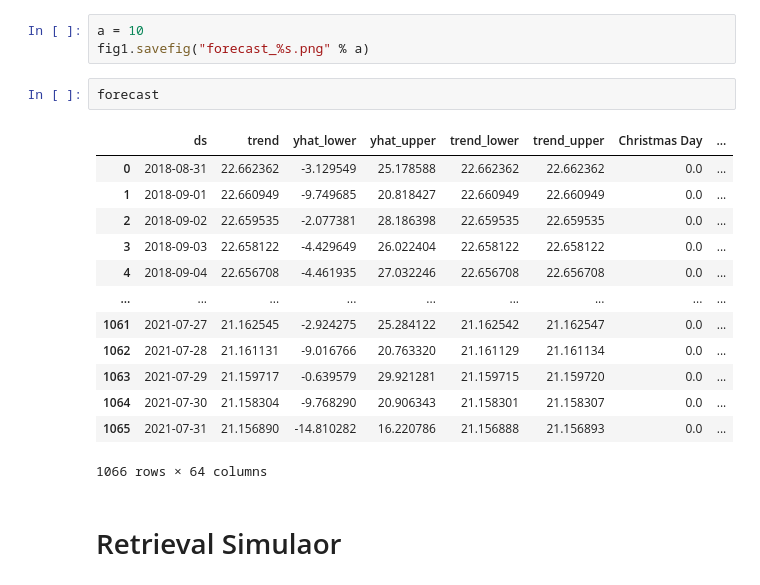
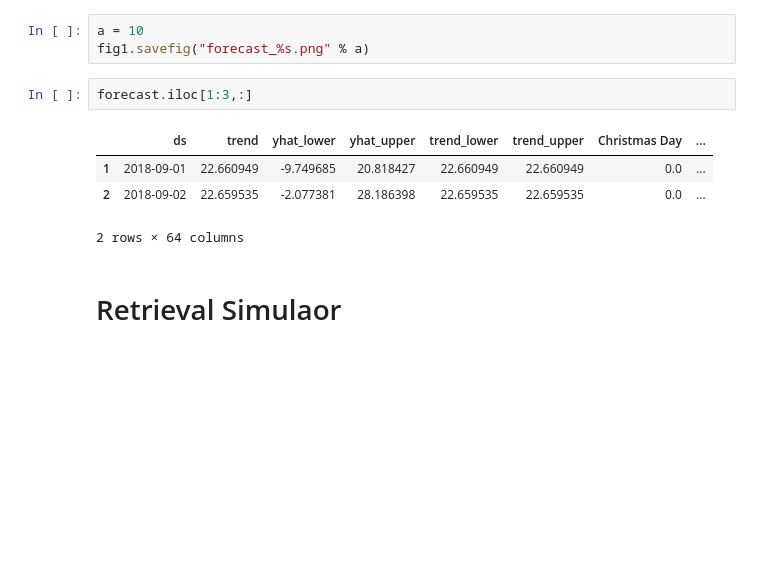
Before and after one commit to KevinLuo41/Layout-Optimizer-ISYE-6202-Project, a Jupyter notebook: Simulator/Simulator.ipynb, the cells around one changed output. Drawn from its saved outputs; the diff is of its cells as text; blank space fills up the shorter version.

```diff
--- a/Simulator/Simulator.ipynb
+++ b/Simulator/Simulator.ipynb
@@ -103,22 +103,13 @@ fig1 = model.plot(forecast)
 # %%
 a = 10
 fig1.savefig("forecast_%s.png" % a)
-# %%
-forecast
-# %% [output]
-|  | ds | trend | yhat_lower | yhat_upper | trend_lower | trend_upper | Christmas Day | ... |
-| 0 | 2018-08-31 | 22.662362 | -3.129549 | 25.178588 | 22.662362 | 22.662362 | 0.0 | ... |
-| 1 | 2018-09-01 | 22.660949 | -9.749685 | 20.818427 | 22.660949 | 22.660949 | 0.0 | ... |
-| 2 | 2018-09-02 | 22.659535 | -2.077381 | 28.186398 | 22.659535 | 22.659535 | 0.0 | ... |
-| 3 | 2018-09-03 | 22.658122 | -4.429649 | 26.022404 | 22.658122 | 22.658122 | 0.0 | ... |
-| 4 | 2018-09-04 | 22.656708 | -4.461935 | 27.032246 | 22.656708 | 22.656708 | 0.0 | ... |
-| ... | ... | ... | ... | ... | ... | ... | ... | ... |
-| 1061 | 2021-07-27 | 21.162545 | -2.924275 | 25.284122 | 21.162542 | 21.162547 | 0.0 | ... |
-| 1062 | 2021-07-28 | 21.161131 | -9.016766 | 20.763320 | 21.161129 | 21.161134 | 0.0 | ... |
-| 1063 | 2021-07-29 | 21.159717 | -0.639579 | 29.921281 | 21.159715 | 21.159720 | 0.0 | ... |
-| 1064 | 2021-07-30 | 21.158304 | -9.768290 | 20.906343 | 21.158301 | 21.158307 | 0.0 | ... |
-| 1065 | 2021-07-31 | 21.156890 | -14.810282 | 16.220786 | 21.156888 | 21.156893 | 0.0 | ... |
-1066 rows × 64 columns
+# %%
+forecast.iloc[1:3,:]
+# %% [output]
+|  | ds | trend | yhat_lower | yhat_upper | trend_lower | trend_upper | Christmas Day | ... |
+| 1 | 2018-09-01 | 22.660949 | -9.749685 | 20.818427 | 22.660949 | 22.660949 | 0.0 | ... |
+| 2 | 2018-09-02 | 22.659535 | -2.077381 | 28.186398 | 22.659535 | 22.659535 | 0.0 | ... |
+2 rows × 64 columns
 # %% [markdown]
 # Retrieval Simulaor
 # %% [markdown]
```
Also changed, not shown: parts of 1 cell of this notebook, 5 other files.
